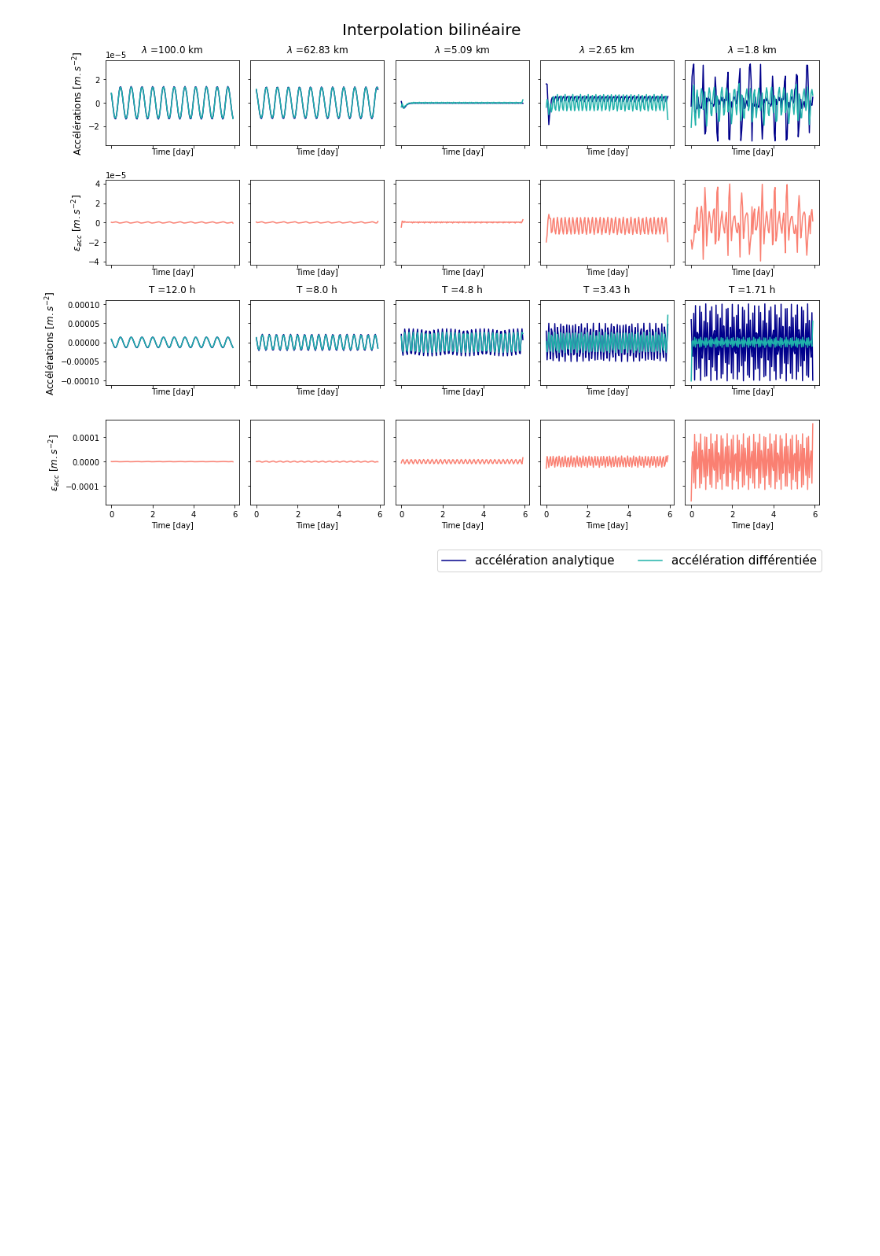
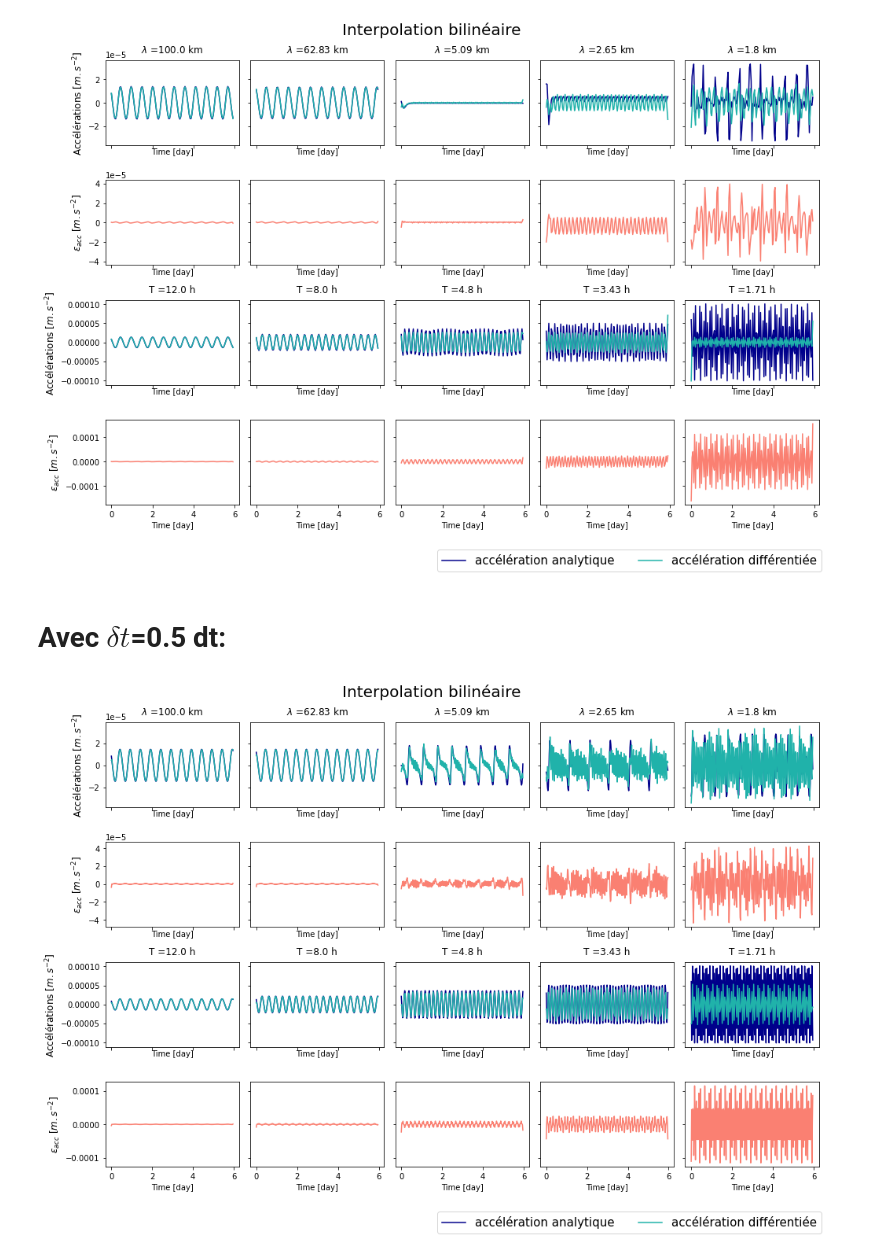
Before and after one commit to margot-demol/stage-m1, a Jupyter notebook: development/error_inter_ana_acc.ipynb, the cells around one changed output. Drawn from its saved outputs; the diff is of its cells as text; code cells hidden in the pictures; blank space fills up the shorter version.

```diff
--- a/development/error_inter_ana_acc.ipynb
+++ b/development/error_inter_ana_acc.ipynb
@@ -76,7 +76,7 @@ def run_acc(K,W,a=5,**args):
         y.analytical_acc().isel(a=a).plot(x='otime_day', label='accélération analytique', ax=axes[0][i], color='darkblue')
         y.out_ds.diff_acc.isel(a=a).plot(x='otime_day', label='accélération différentiée', ax=axes[0][i],color='lightseagreen')
 
-        (y.out_ds.diff_acc-y.analytical_acc()).isel(a=5).plot(x='otime_day', label='accélération analytique', ax=axes[1][i], color='salmon')
+        (y.out_ds.diff_acc-y.analytical_acc()).isel(a=5).plot(x='otime_day', ax=axes[1][i], color='salmon')
         axes[0][i].annotate(r'$\lambda$ ='+str(np.round(2*np.pi/K[i]/iti.km,2))+' km', xy=(0.5, 1.05), xytext=(0, 4),xycoords='axes fraction', textcoords='offset points',size='large', ha='center', va='baseline')
         axes[0][i].set_title('')
         axes[1][i].set_title('')
@@ -88,13 +88,12 @@ def run_acc(K,W,a=5,**args):
         y.analytical_acc().isel(a=a).plot(x='otime_day', label='accélération analytique', ax=axes[2][i],color='darkblue')
         y.out_ds.diff_acc.isel(a=a).plot(x='otime_day', label='accélération différentiée', ax=axes[2][i],color='lightseagreen')
 
-        (y.out_ds.diff_acc-y.analytical_acc()).isel(a=5).plot(x='otime_day', label='accélération analytique', ax=axes[3][i], color='salmon')
+        (y.out_ds.diff_acc-y.analytical_acc()).isel(a=5).plot(x='otime_day', ax=axes[3][i], color='salmon')
         axes[2][i].annotate(r'T ='+str(np.round(2*np.pi/W[i]/iti.h2s,2))+' h', xy=(0.5, 1.05), xytext=(0, 4),xycoords='axes fraction', textcoords='offset points',size='large', ha='center', va='baseline')
         axes[2][i].set_title('')
         axes[3][i].set_title('')
-    R_legend=['Trajectories in velocity field', 'Velocities on trajcetories \n and propagation velocity', 'Histograms of velocities']
 
-        #ylabels
+    #ylabels
     axes[0][0].set_ylabel(r'Accélérations $[m.s^{-2}]$', fontsize=12)
     axes[1][0].set_ylabel(r'$ \epsilon_{acc}$ $[m.s^{-2}]$', fontsize=12)
     axes[2][0].set_ylabel(r'Accélérations $[m.s^{-2}]$', fontsize=12)
@@ -136,3 +135,11 @@ run_acc(Ka,W, inter_method='lagrange')
 run_acc(Ka,W, advected=0)
 # %% [output]
 [figure]
+# %% [markdown]
+# Avec $\delta t$=0.5 dt:
+# %%
+time = np.arange(0, 6*iti.d2s, iti.h2s*0.5)
+otime = time[:-1]
+run_acc(Ka,W, otime=otime, time=time)
+# %% [output]
+[figure, added]
```
Also changed, not shown: parts of 4 cells of this notebook.
